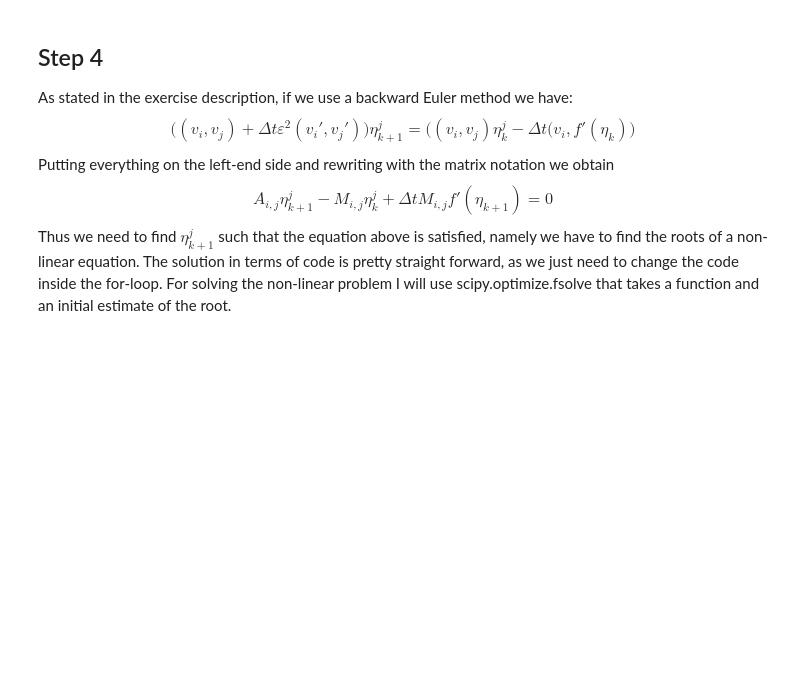
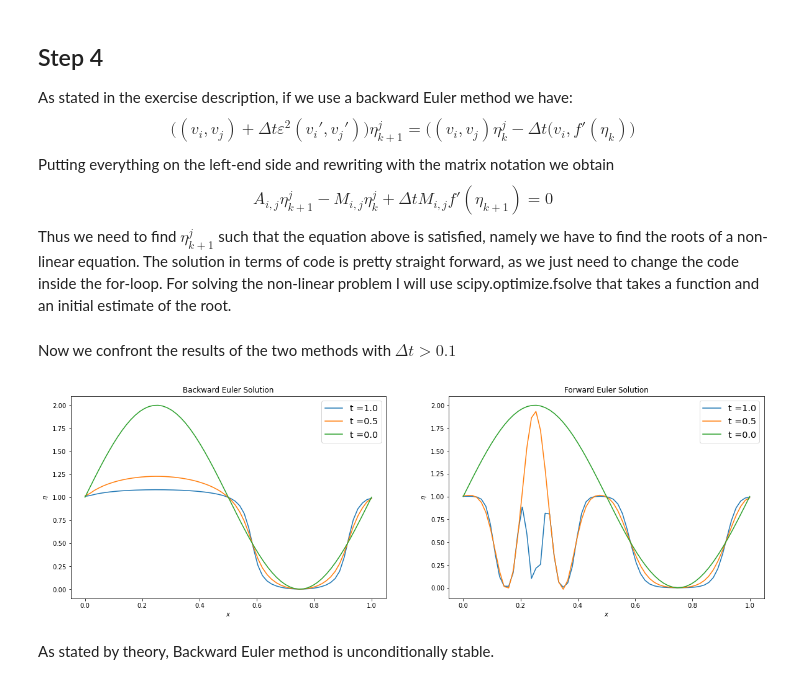
Before and after one commit to eferos93/P1.4_seed, a Jupyter notebook: final_project/final_project_2019-2020.ipynb, the cells around one changed output. Drawn from its saved outputs; the diff is of its cells as text; code cells hidden in the pictures; blank space fills up the shorter version.

Commit message:
optional part works, plots done; project should be finished

```diff
--- a/final_project/final_project_2019-2020.ipynb
+++ b/final_project/final_project_2019-2020.ipynb
@@ -331,3 +331,21 @@ def solve_allen_cahan_Backward(eta_0_function, eps, dt, ndofs, degree):
         eta[t, :] = eta_k
 
     return eta, basis
+# %% [markdown]
+Now we confront the results of the two methods with $\Delta t>0.1$
+# %%
+figure(figsize=(20,6))
+
+plt.subplot(1, 2, 1)
+eta, basis = solve_allen_cahan_Backward(eta_0, eps=0.01, dt=0.25, ndofs=64, degree=1)
+_ = plot_solution(eta, basis, stride=2, resolution=1025)
+_ = title("Backward Euler Solution")
+
+plt.subplot(1, 2, 2)
+eta, basis = solve_allen_cahan(eta_0, eps=0.01, dt=0.25, ndofs=64, degree=1)
+_ = plot_solution(eta, basis, stride=2, resolution=1025)
+_ = title("Forward Euler Solution")
+# %% [output]
+[figure, added]
+# %% [markdown]
+As stated by theory, Backward Euler method is unconditionally stable.
```
Also changed, not shown: 1 other file.
